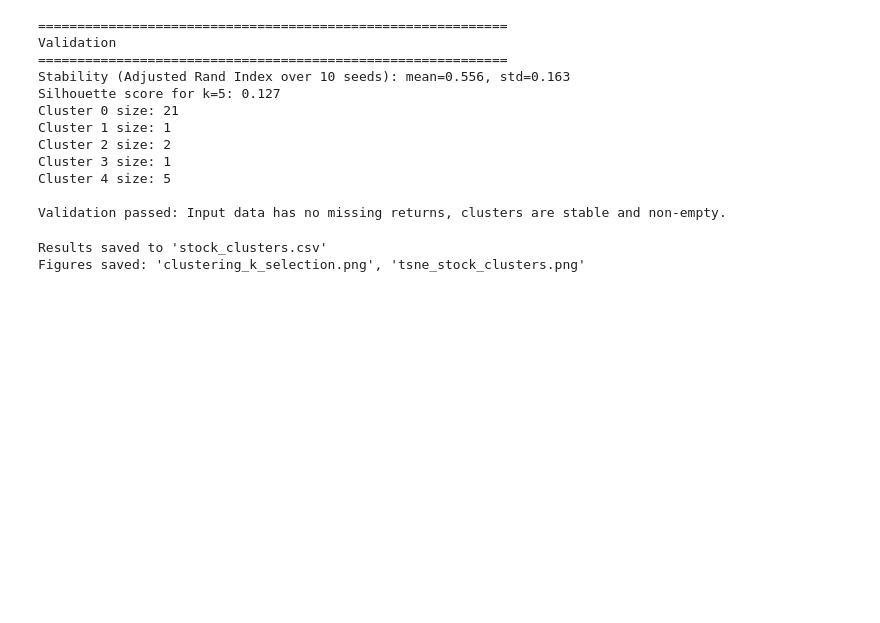
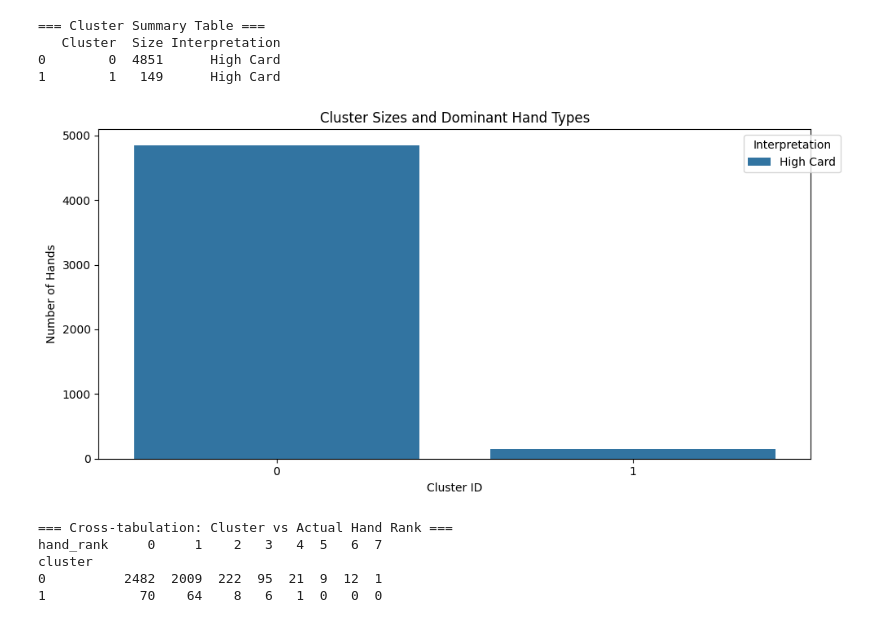
Before and after one commit to ashanka6/INST414_module4, a Jupyter notebook: mod4.ipynb, the cells around one changed output. Saved outputs shown, nothing was run; the diff lists cells and outputs as text; code cells hidden in the pictures; blank space fills up the shorter version.

```diff
--- a/mod4.ipynb
+++ b/mod4.ipynb
@@ -199,52 +330,40 @@ plt.show()
 # %%
-# 7. Validation & Stability Check
+# 7. Summary table / figure
 # -----------------------------
-print("\n" + "="*60)
-print("Validation")
-print("="*60)
+summary_data = []
+for cluster_id, name in cluster_profiles.items():
+    count = (df_sample['cluster'] == cluster_id).sum()
+    summary_data.append({'Cluster': cluster_id, 'Size': count, 'Interpretation': name})
+summary_df = pd.DataFrame(summary_data)
+print("\n=== Cluster Summary Table ===")
+print(summary_df)
 
-# 7.1 Run clustering 10 times with different seeds and check cluster alignment
-from sklearn.metrics import adjusted_rand_score
-rand_scores = []
-for seed in range(10):
-    km = KMeans(n_clusters=k_final, random_state=seed, n_init=10)
-    labels_seed = km.fit_predict(stock_vectors)
-    rand = adjusted_rand_score(cluster_labels, labels_seed)
-    rand_scores.append(rand)
-print(f"Stability (Adjusted Rand Index over 10 seeds): mean={np.mean(rand_scores):.3f}, std={np.std(rand_scores):.3f}")
-if np.mean(rand_scores) > 0.9:
-    print("✓ Clustering is highly stable.")
-
-# 7.2 Silhouette score for final clustering
-sil_final = silhouette_score(stock_vectors, cluster_labels, metric='euclidean')
-print(f"Silhouette score for k={k_final}: {sil_final:.3f}")
-
-# 7.3 Sanity check: Ensure no cluster is empty
-for c in range(k_final):
-    count = np.sum(cluster_labels == c)
-    print(f"Cluster {c} size: {count}")
-    assert count > 0, f"Cluster {c} is empty!"
-
-print("\nValidation passed: Input data has no missing returns, clusters are stable and non-empty.")
+# Plot cluster sizes
+plt.figure(figsize=(10,5))
+sns.barplot(data=summary_df, x='Cluster', y='Size', hue='Interpretation', dodge=False)
+plt.title('Cluster Sizes and Dominant Hand Types')
+plt.xlabel('Cluster ID')
+plt.ylabel('Number of Hands')
+plt.legend(title='Interpretation', bbox_to_anchor=(1.05, 1))
+plt.tight_layout()
+plt.savefig('cluster_sizes.png')
+plt.show()
 # %% [output]
-============================================================
-Validation
-============================================================
-Stability (Adjusted Rand Index over 10 seeds): mean=0.556, std=0.163
-Silhouette score for k=5: 0.127
-Cluster 0 size: 21
-Cluster 1 size: 1
-Cluster 2 size: 2
-Cluster 3 size: 1
-Cluster 4 size: 5
-
-Validation passed: Input data has no missing returns, clusters are stable and non-empty.
+=== Cluster Summary Table ===
+   Cluster  Size Interpretation
+0        0  4851      High Card
+1        1   149      High Card
+[figure, added]
 # %%
-# 8. Export Results for Reference
+# # 8. Validation: Compare cluster assignment to actual hand rank
 # -----------------------------
-results.to_csv('stock_clusters.csv', index=False)
-print("\nResults saved to 'stock_clusters.csv'")
-print("Figures saved: 'clustering_k_selection.png', 'tsne_stock_clusters.png'")
+# Cross-tabulation
+cross_tab = pd.crosstab(df_sample['cluster'], df_sample['hand_rank'])
+print("\n=== Cross-tabulation: Cluster vs Actual Hand Rank ===")
+print(cross_tab)
 # %% [output]
-Results saved to 'stock_clusters.csv'
-Figures saved: 'clustering_k_selection.png', 'tsne_stock_clusters.png'
+=== Cross-tabulation: Cluster vs Actual Hand Rank ===
+hand_rank     0     1    2   3   4  5   6  7
+cluster
+0          2482  2009  222  95  21  9  12  1
+1            70    64    8   6   1  0   0  0
```
Also changed, not shown: parts of 19 cells of this notebook, 6 other files.
